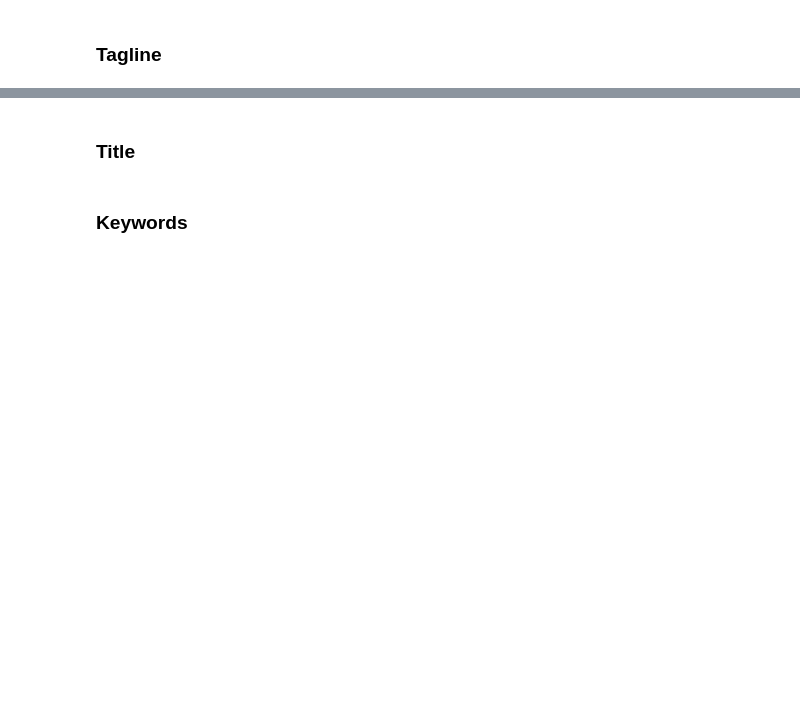
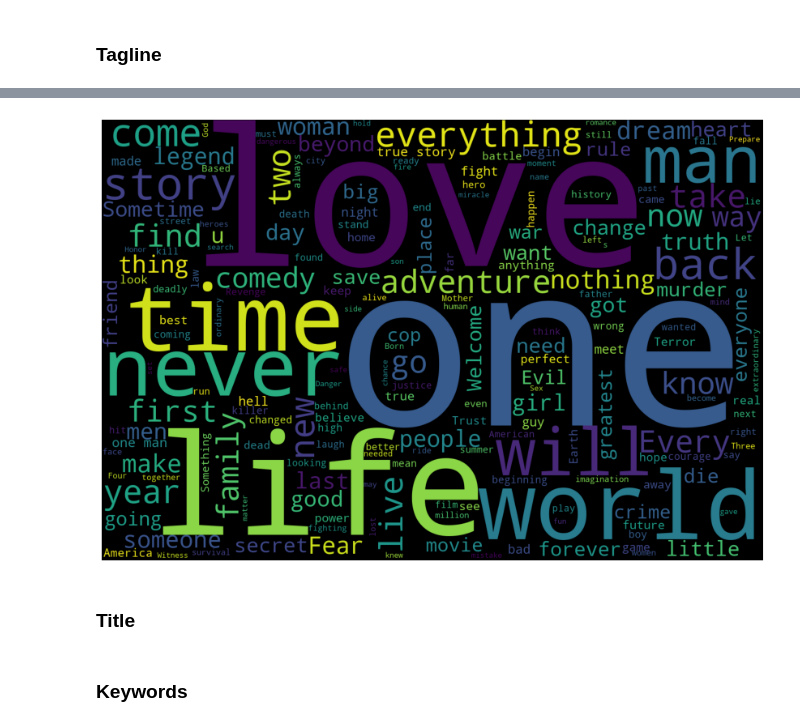
Before and after one commit to eydeem/Movie-prediction, a Jupyter notebook: main.ipynb, the cells around one changed output, grey strips where cells are left out. Saved outputs shown, nothing was run; the diff lists cells and outputs as text; code cells hidden in the pictures; blank space fills up the shorter version.

```diff
--- a/main.ipynb
+++ b/main.ipynb
@@ -828,0 +931,9 @@ train, test = import_data()
+# %%
+plt.figure(figsize = (15,10))
+text = ' '.join(train['tagline'].fillna('').values)
+wc = WordCloud(width=1500, height=1000).generate(text)
+plt.imshow(wc)
+plt.axis("off")
+plt.show()
+# %% [output]
+[figure, added]
```
Also changed, not shown: parts of 37 cells of this notebook.
